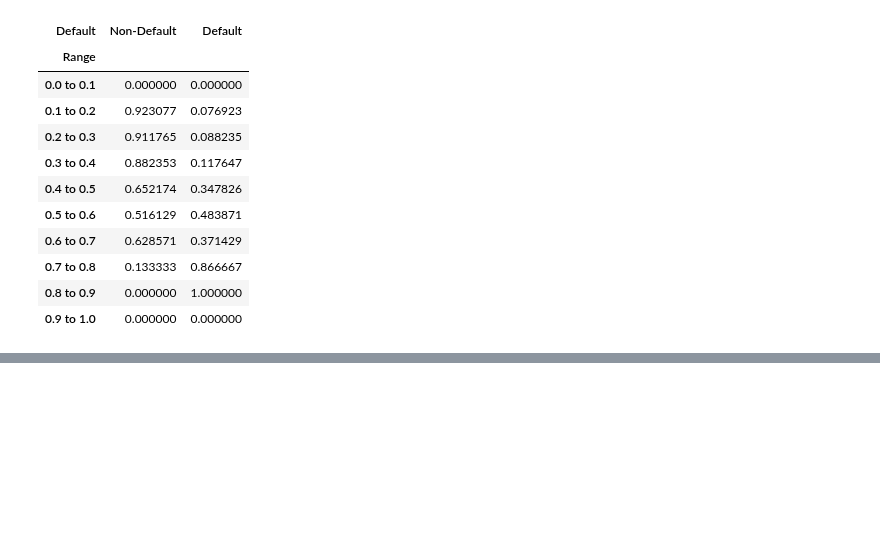
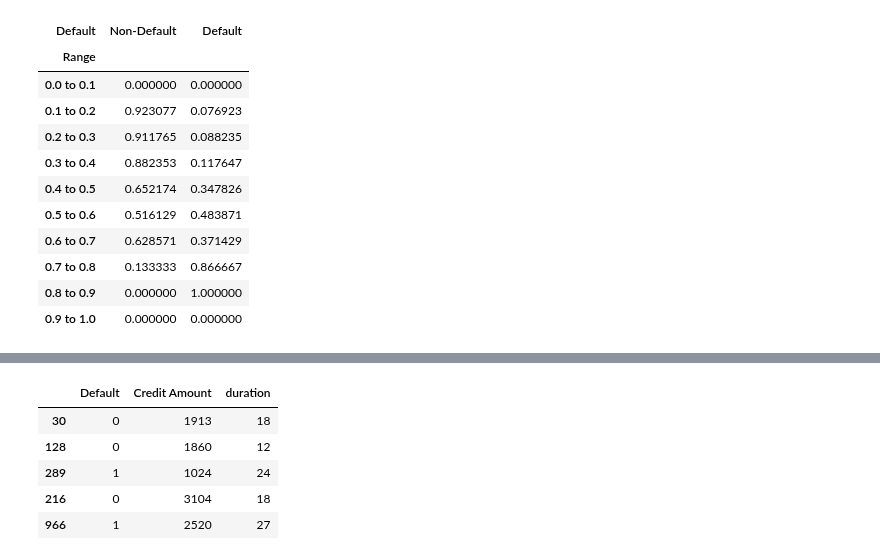
Before and after one commit to allmeidaapedro/Credit-Scoring-German-Bank, a Jupyter notebook: notebooks/2. Modelling.ipynb, the cells around one changed output, grey strips where cells are left out. Saved outputs shown, nothing was run; the diff lists cells and outputs as text; code cells hidden in the pictures; blank space fills up the shorter version.

Commit message:
Modelling financial result

```diff
--- a/notebooks/2. Modelling.ipynb
+++ b/notebooks/2. Modelling.ipynb
@@ -495,0 +509,12 @@ range_percentages_df
+# %%
+financial_result = pd.DataFrame({'Default': y_test})
+financial_result['Credit Amount'] = X_test['credit_amount']
+financial_result['duration'] = X_test['duration']
+financial_result.head()
+# %% [output]
+|  | Default | Credit Amount | duration |
+| 30 | 0 | 1913 | 18 |
+| 128 | 0 | 1860 | 12 |
+| 289 | 1 | 1024 | 24 |
+| 216 | 0 | 3104 | 18 |
+| 966 | 1 | 2520 | 27 |
```
Also changed, not shown: parts of 2 cells of this notebook, 1 other file.
